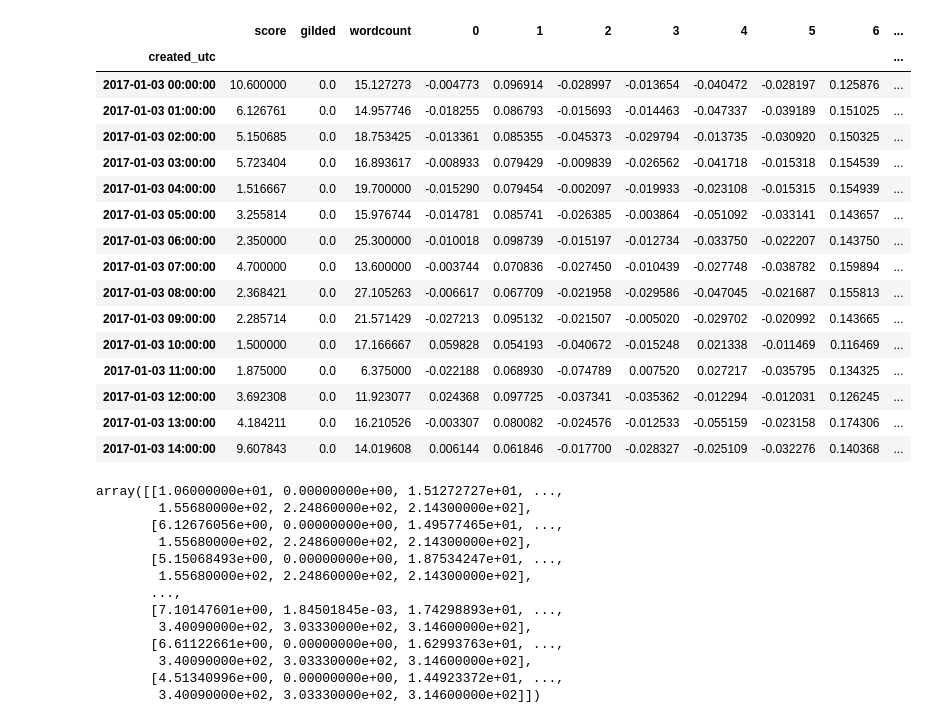
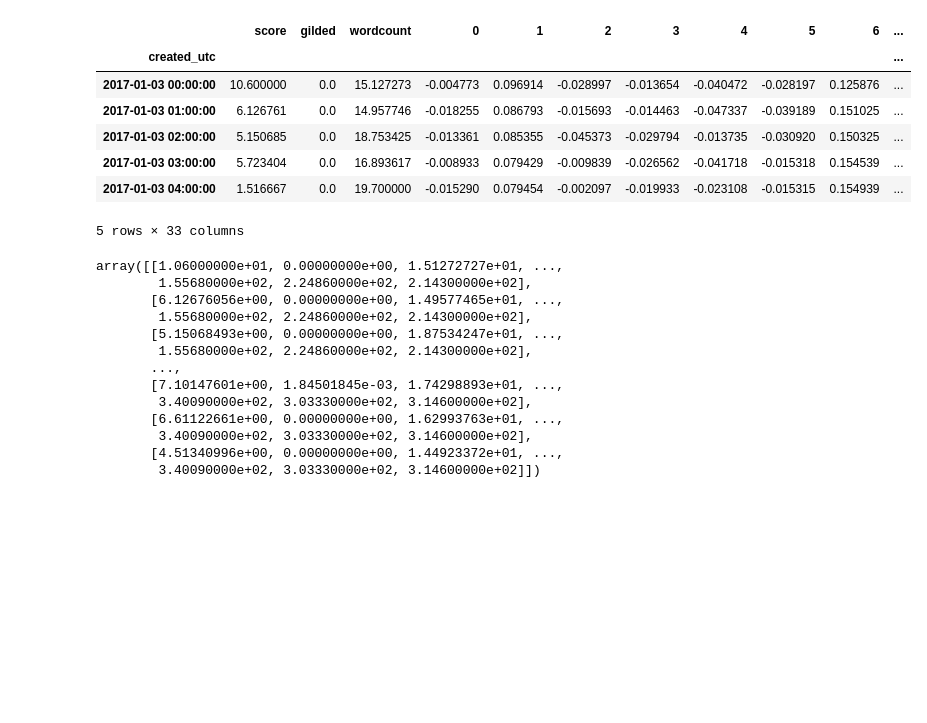
Before and after one commit to alik604/WallStreetBets_LSTM, a Jupyter notebook: hourly_stock_prediction.ipynb, the cells around one changed output. Drawn from its saved outputs; the diff is of its cells as text; code cells hidden in the pictures; blank space fills up the shorter version.

Commit message:
Numpy broke a lot of code. Added torch. Half done
//TODO add this to pyTorch notebook https://github.com/bentrevett/pytorch-sentiment-analysis

```diff
--- a/hourly_stock_prediction.ipynb
+++ b/hourly_stock_prediction.ipynb
@@ -31,26 +13,17 @@ Successfully installed fastparquet-0.3.3 thrift-0.13.0
 # %%
-stocks = pd.read_parquet('https://github.com/ddkpham/Stock_Prediction_NLP_ML/blob/master/wsb.hourly.joined.parquet.gz?raw=true', engine="fastparquet")
+stocks = pd.read_parquet('https://github.com/ddkpham/Stock_Prediction_NLP_ML/blob/master/wsb.hourly.joined.parquet.gz?raw=true')
 # %%
 stocks = stocks.set_index('created_utc')
-stocks.head(15)
+stocks.head(5)
 # %% [output]
 |  | score | gilded | wordcount | 0 | 1 | 2 | 3 | 4 | 5 | 6 | ... |
 | created_utc |  |  |  |  |  |  |  |  |  |  | ... |
 | 2017-01-03 00:00:00 | 10.600000 | 0.0 | 15.127273 | -0.004773 | 0.096914 | -0.028997 | -0.013654 | -0.040472 | -0.028197 | 0.125876 | ... |
 | 2017-01-03 01:00:00 | 6.126761 | 0.0 | 14.957746 | -0.018255 | 0.086793 | -0.015693 | -0.014463 | -0.047337 | -0.039189 | 0.151025 | ... |
 | 2017-01-03 02:00:00 | 5.150685 | 0.0 | 18.753425 | -0.013361 | 0.085355 | -0.045373 | -0.029794 | -0.013735 | -0.030920 | 0.150325 | ... |
 | 2017-01-03 03:00:00 | 5.723404 | 0.0 | 16.893617 | -0.008933 | 0.079429 | -0.009839 | -0.026562 | -0.041718 | -0.015318 | 0.154539 | ... |
 | 2017-01-03 04:00:00 | 1.516667 | 0.0 | 19.700000 | -0.015290 | 0.079454 | -0.002097 | -0.019933 | -0.023108 | -0.015315 | 0.154939 | ... |
-| 2017-01-03 05:00:00 | 3.255814 | 0.0 | 15.976744 | -0.014781 | 0.085741 | -0.026385 | -0.003864 | -0.051092 | -0.033141 | 0.143657 | ... |
-| 2017-01-03 06:00:00 | 2.350000 | 0.0 | 25.300000 | -0.010018 | 0.098739 | -0.015197 | -0.012734 | -0.033750 | -0.022207 | 0.143750 | ... |
-| 2017-01-03 07:00:00 | 4.700000 | 0.0 | 13.600000 | -0.003744 | 0.070836 | -0.027450 | -0.010439 | -0.027748 | -0.038782 | 0.159894 | ... |
-| 2017-01-03 08:00:00 | 2.368421 | 0.0 | 27.105263 | -0.006617 | 0.067709 | -0.021958 | -0.029586 | -0.047045 | -0.021687 | 0.155813 | ... |
-| 2017-01-03 09:00:00 | 2.285714 | 0.0 | 21.571429 | -0.027213 | 0.095132 | -0.021507 | -0.005020 | -0.029702 | -0.020992 | 0.143665 | ... |
-| 2017-01-03 10:00:00 | 1.500000 | 0.0 | 17.166667 | 0.059828 | 0.054193 | -0.040672 | -0.015248 | 0.021338 | -0.011469 | 0.116469 | ... |
-| 2017-01-03 11:00:00 | 1.875000 | 0.0 | 6.375000 | -0.022188 | 0.068930 | -0.074789 | 0.007520 | 0.027217 | -0.035795 | 0.134325 | ... |
-| 2017-01-03 12:00:00 | 3.692308 | 0.0 | 11.923077 | 0.024368 | 0.097725 | -0.037341 | -0.035362 | -0.012294 | -0.012031 | 0.126245 | ... |
-| 2017-01-03 13:00:00 | 4.184211 | 0.0 | 16.210526 | -0.003307 | 0.080082 | -0.024576 | -0.012533 | -0.055159 | -0.023158 | 0.174306 | ... |
-| 2017-01-03 14:00:00 | 9.607843 | 0.0 | 14.019608 | 0.006144 | 0.061846 | -0.017700 | -0.028327 | -0.025109 | -0.032276 | 0.140368 | ... |
+5 rows × 33 columns
 # %%
 dataset = stocks.values
 dataset
```
Also changed, not shown: parts of 13 cells of this notebook, 3 other files.
